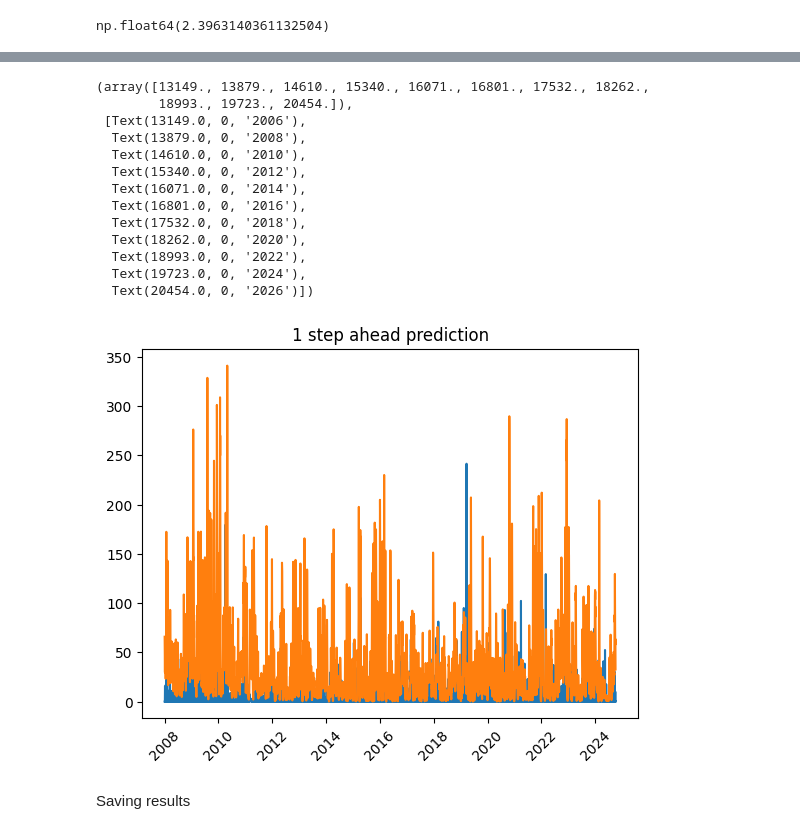
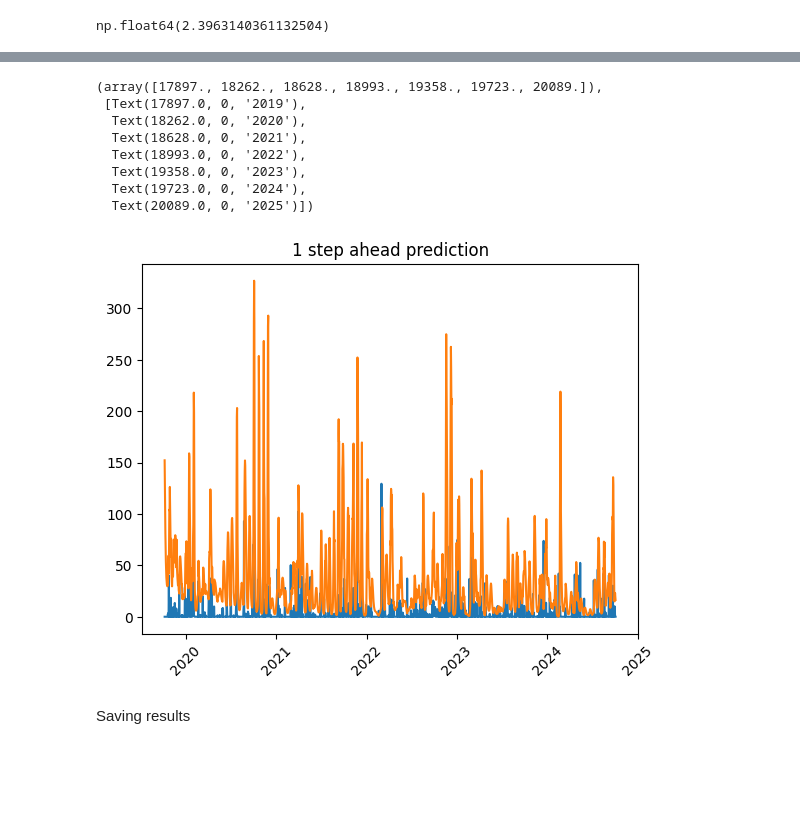
Before and after one commit to ilanGrynszpan/PyGASModels, a Jupyter notebook: sandbox.ipynb, the cells around one changed output, grey strips where cells are left out. Saved outputs shown, nothing was run; the diff lists cells and outputs as text; code cells hidden in the pictures; blank space fills up the shorter version.

```diff
--- a/sandbox.ipynb
+++ b/sandbox.ipynb
@@ -13,0 +80,39 @@ xls = pd.read_csv('data/precipitation.csv')
+# %%
+xls = pd.read_csv('data/precipitation.csv')
+xls.index = pd.to_datetime(xls.index)
+
+# Create DataFrame with zeros (1 for no rain, 0 for rain)
+monthly_counts = pd.DataFrame({
+    'zeros': (xls['precipitation'] == 0).astype(int),
+    'year': xls.index.year,
+    'month': xls.index.month
+})
+
+# Group by month and calculate mean
+monthly_avg = monthly_counts.groupby('month')['zeros'].mean()
+
+# Create the bar plot
+plt.figure(figsize=(12, 6))
+bars = plt.bar(monthly_avg.index, monthly_avg.values,
+               color='lightblue', edgecolor='darkblue', alpha=0.7)
+
+# Customize the plot
+plt.xlabel('Month', fontsize=12)
+plt.ylabel('Proportion of Days with No Rain', fontsize=12)
+plt.title('Proportion of No Rain Days by Month', fontsize=14, fontweight='bold')
+
+# Set month names as x-axis labels
+month_names = ['Jan', 'Feb', 'Mar', 'Apr', 'May', 'Jun',
+               'Jul', 'Aug', 'Sep', 'Oct', 'Nov', 'Dec']
+plt.xticks(range(1, 13), month_names)
+
+# Add value labels on top of bars (as percentages)
+for bar in bars:
+    height = bar.get_height()
+    plt.text(bar.get_x() + bar.get_width()/2., height,
+             f'{height:.1%}', ha='center', va='bottom', fontweight='bold')
+
+plt.ylim(0, 1)
+plt.grid(axis='y', alpha=0.3)
+plt.tight_layout()
+plt.show()
@@ -288,25 +498,20 @@ array([-2.64987361, -2.64755952, -2.64559954, -2.64407762, -2.64305352,
        -2.64343661, -2.64162918, -2.6392114 , -2.63620914, -2.63268543,
        -2.62874495, -2.62296355, -2.61834789, -2.61185297, -2.60559677])
 # %%
-plt.plot(xls['precipitation'])
+plt.plot(xls['precipitation'][-1825:])
 plt.plot(y_fit['precipitation - prediction'])
 plt.title("1 step ahead prediction")
 plt.xticks(rotation=45)
 # %% [output]
-(array([13149., 13879., 14610., 15340., 16071., 16801., 17532., 18262.,
-        18993., 19723., 20454.]),
- [Text(13149.0, 0, '2006'),
-  Text(13879.0, 0, '2008'),
-  Text(14610.0, 0, '2010'),
-  Text(15340.0, 0, '2012'),
-  Text(16071.0, 0, '2014'),
-  Text(16801.0, 0, '2016'),
-  Text(17532.0, 0, '2018'),
+(array([17897., 18262., 18628., 18993., 19358., 19723., 20089.]),
+ [Text(17897.0, 0, '2019'),
   Text(18262.0, 0, '2020'),
+  Text(18628.0, 0, '2021'),
   Text(18993.0, 0, '2022'),
+  Text(19358.0, 0, '2023'),
   Text(19723.0, 0, '2024'),
-  Text(20454.0, 0, '2026')])
+  Text(20089.0, 0, '2025')])
-[figure, old version]
+[figure, new version]
 # %% [markdown]
 Saving results
 # %%
```
Also changed, not shown: parts of 91 cells of this notebook, 5 other files.
